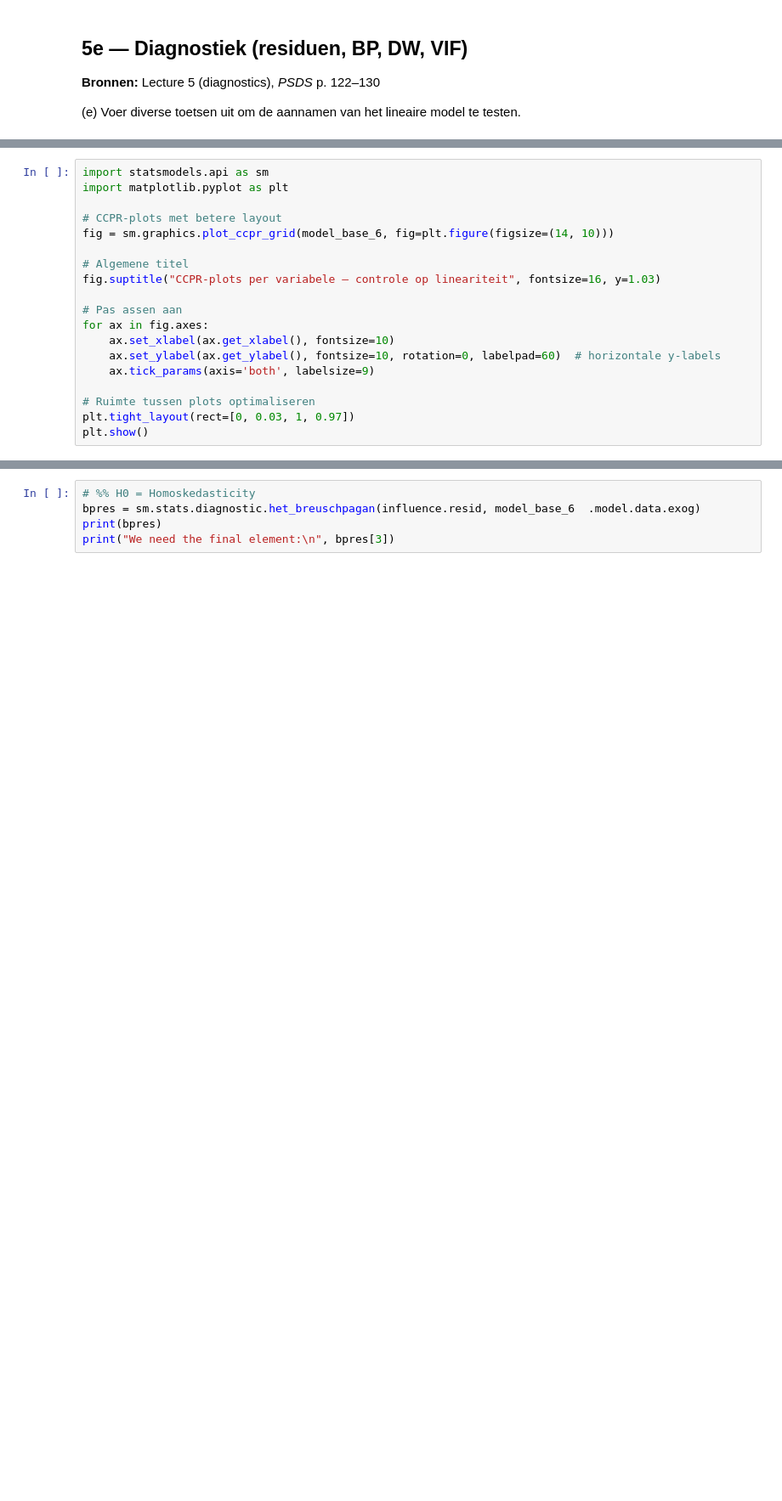
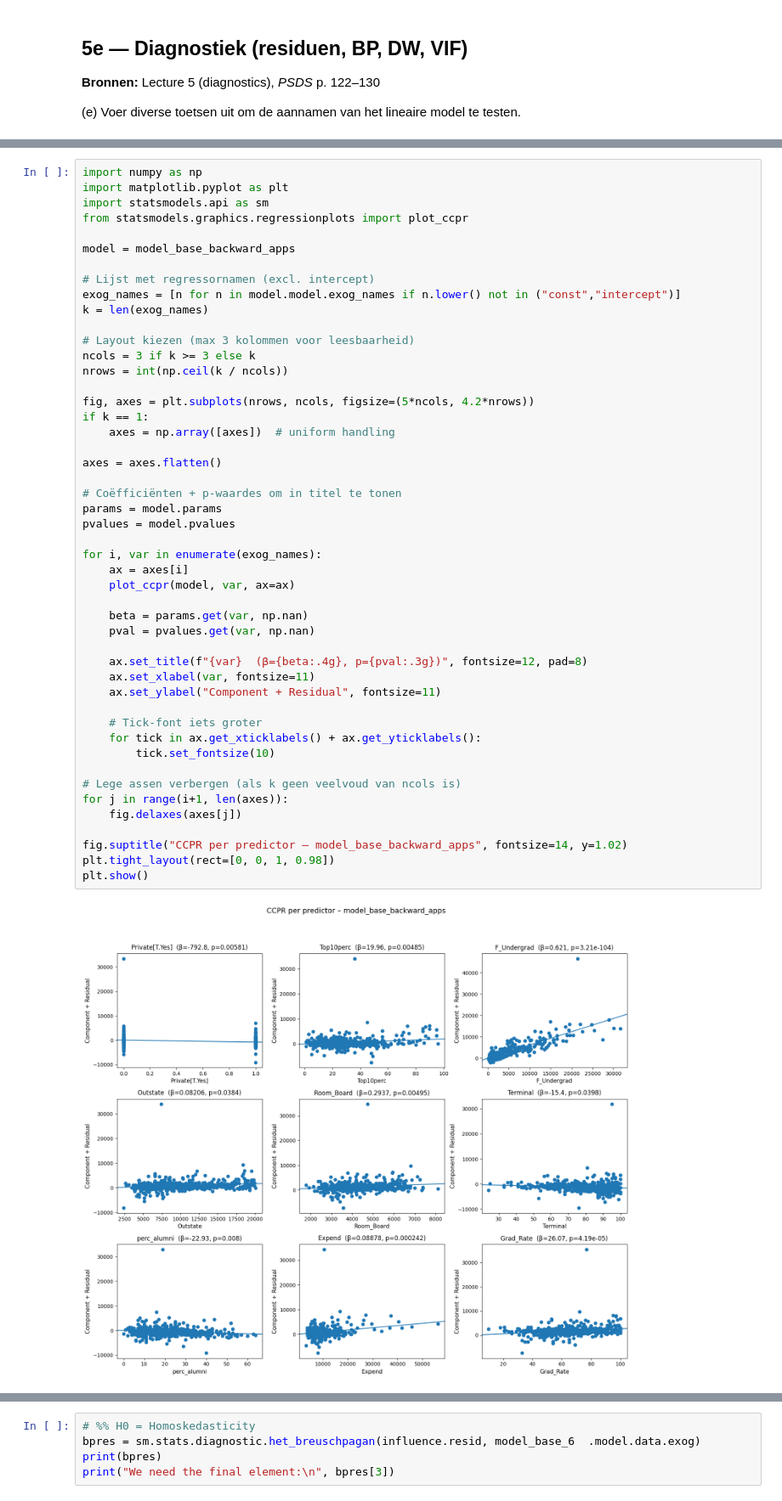
Before and after one commit to AdilVural/myPython, a Jupyter notebook: opledingCollege2026/Opdracht_StatisticsforDataScience/01_Introduction/Opdracht_2_obv_universiteitsdata_final_3.ipynb, the cells around one changed output, grey strips where cells are left out. Shown at 85% size. Drawn from its saved outputs; the diff is of its cells as text; blank space fills up the shorter version.

```diff
--- a/opledingCollege2026/Opdracht_StatisticsforDataScience/01_Introduction/Opdracht_2_obv_universiteitsdata_final_3.ipynb
+++ b/opledingCollege2026/Opdracht_StatisticsforDataScience/01_Introduction/Opdracht_2_obv_universiteitsdata_final_3.ipynb
@@ -648,19 +457,0 @@ plt.show()
-# %%
-import statsmodels.api as sm
-import matplotlib.pyplot as plt
-
-# CCPR-plots met betere layout
-fig = sm.graphics.plot_ccpr_grid(model_base_6, fig=plt.figure(figsize=(14, 10)))
-
-# Algemene titel
-fig.suptitle("CCPR-plots per variabele – controle op lineariteit", fontsize=16, y=1.03)
-
-# Pas assen aan
-for ax in fig.axes:
-    ax.set_xlabel(ax.get_xlabel(), fontsize=10)
-    ax.set_ylabel(ax.get_ylabel(), fontsize=10, rotation=0, labelpad=60)  # horizontale y-labels
-    ax.tick_params(axis='both', labelsize=9)
-
-# Ruimte tussen plots optimaliseren
-plt.tight_layout(rect=[0, 0.03, 1, 0.97])
-plt.show()
@@ -669,3 +625,53 @@ plt.show()
+# %%
+import numpy as np
+import matplotlib.pyplot as plt
+import statsmodels.api as sm
+from statsmodels.graphics.regressionplots import plot_ccpr
+
+model = model_base_backward_apps
+
+# Lijst met regressornamen (excl. intercept)
+exog_names = [n for n in model.model.exog_names if n.lower() not in ("const","intercept")]
+k = len(exog_names)
+
+# Layout kiezen (max 3 kolommen voor leesbaarheid)
+ncols = 3 if k >= 3 else k
+nrows = int(np.ceil(k / ncols))
+
+fig, axes = plt.subplots(nrows, ncols, figsize=(5*ncols, 4.2*nrows))
+if k == 1:
+    axes = np.array([axes])  # uniform handling
+
+axes = axes.flatten()
+
+# Coëfficiënten + p-waardes om in titel te tonen
+params = model.params
+pvalues = model.pvalues
+
+for i, var in enumerate(exog_names):
+    ax = axes[i]
+    plot_ccpr(model, var, ax=ax)
+
+    beta = params.get(var, np.nan)
+    pval = pvalues.get(var, np.nan)
+
+    ax.set_title(f"{var}  (β={beta:.4g}, p={pval:.3g})", fontsize=12, pad=8)
+    ax.set_xlabel(var, fontsize=11)
+    ax.set_ylabel("Component + Residual", fontsize=11)
+
+    # Tick-font iets groter
+    for tick in ax.get_xticklabels() + ax.get_yticklabels():
+        tick.set_fontsize(10)
+
+# Lege assen verbergen (als k geen veelvoud van ncols is)
+for j in range(i+1, len(axes)):
+    fig.delaxes(axes[j])
+
+fig.suptitle("CCPR per predictor – model_base_backward_apps", fontsize=14, y=1.02)
+plt.tight_layout(rect=[0, 0, 1, 0.98])
+plt.show()
+# %% [output]
+[figure, added]
 # %%
 # %% RESET test
 # H0: linear relation between x and y
```
Also changed, not shown: parts of 19 cells of this notebook, 4 other files.
